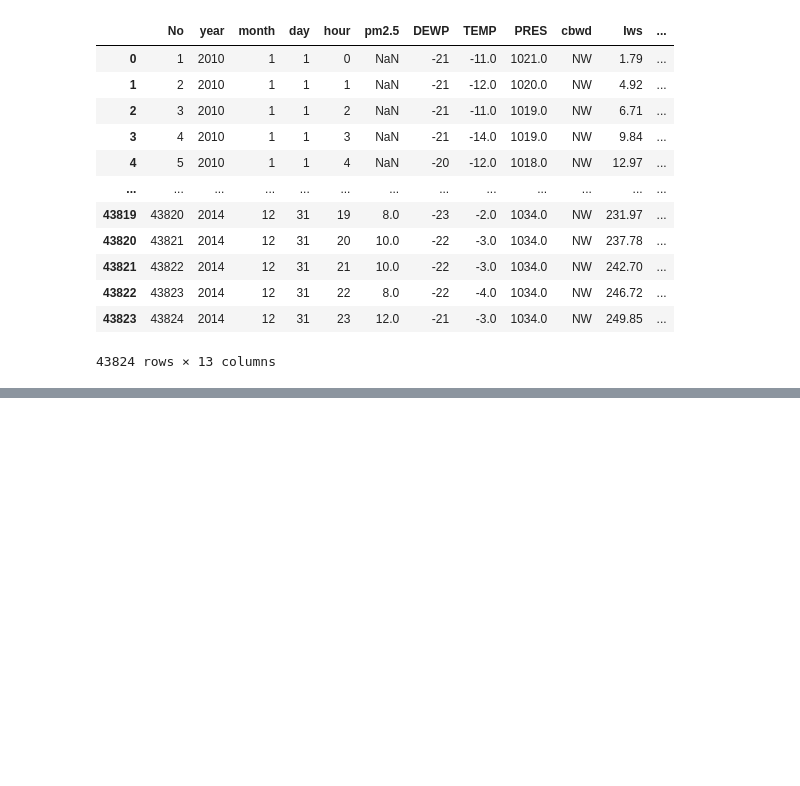
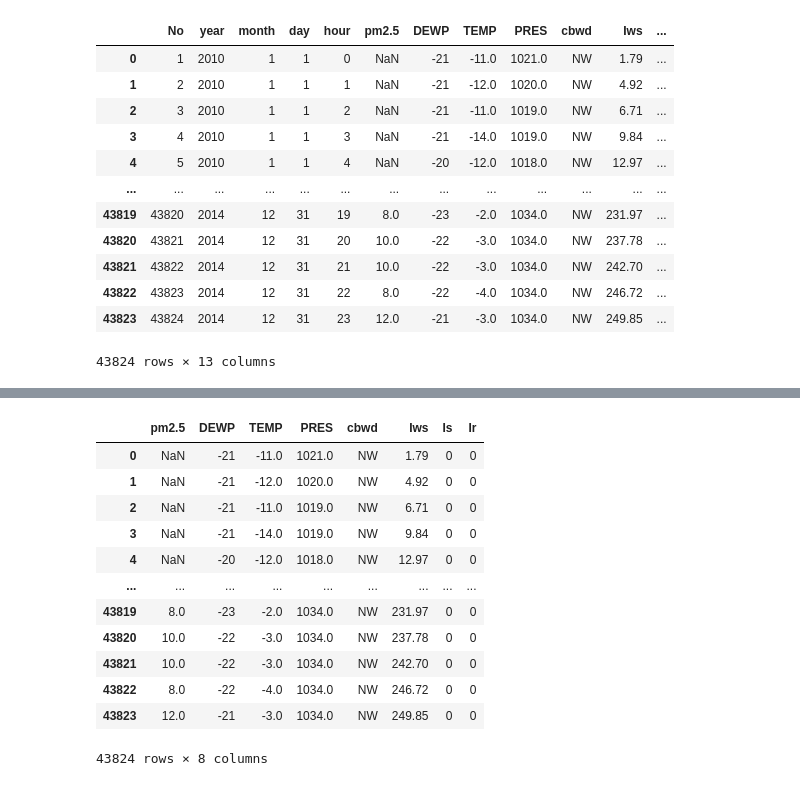
Before and after one commit to YMGYM/TSE_Learning, a Jupyter notebook: Beijjing_air_pollution_analysis.ipynb, the cells around one changed output, grey strips where cells are left out. Cells and saved outputs as stored; diff of their text form; code cells hidden in the pictures; blank space fills up the shorter version.

```diff
--- a/Beijjing_air_pollution_analysis.ipynb
+++ b/Beijjing_air_pollution_analysis.ipynb
@@ -38,0 +64,16 @@ data
+# %%
+dropped_data
+# %% [output]
+|  | pm2.5 | DEWP | TEMP | PRES | cbwd | Iws | Is | Ir |
+| 0 | NaN | -21 | -11.0 | 1021.0 | NW | 1.79 | 0 | 0 |
+| 1 | NaN | -21 | -12.0 | 1020.0 | NW | 4.92 | 0 | 0 |
+| 2 | NaN | -21 | -11.0 | 1019.0 | NW | 6.71 | 0 | 0 |
+| 3 | NaN | -21 | -14.0 | 1019.0 | NW | 9.84 | 0 | 0 |
+| 4 | NaN | -20 | -12.0 | 1018.0 | NW | 12.97 | 0 | 0 |
+| ... | ... | ... | ... | ... | ... | ... | ... | ... |
+| 43819 | 8.0 | -23 | -2.0 | 1034.0 | NW | 231.97 | 0 | 0 |
+| 43820 | 10.0 | -22 | -3.0 | 1034.0 | NW | 237.78 | 0 | 0 |
+| 43821 | 10.0 | -22 | -3.0 | 1034.0 | NW | 242.70 | 0 | 0 |
+| 43822 | 8.0 | -22 | -4.0 | 1034.0 | NW | 246.72 | 0 | 0 |
+| 43823 | 12.0 | -21 | -3.0 | 1034.0 | NW | 249.85 | 0 | 0 |
+43824 rows × 8 columns
```
Also changed, not shown: parts of 22 cells of this notebook.
